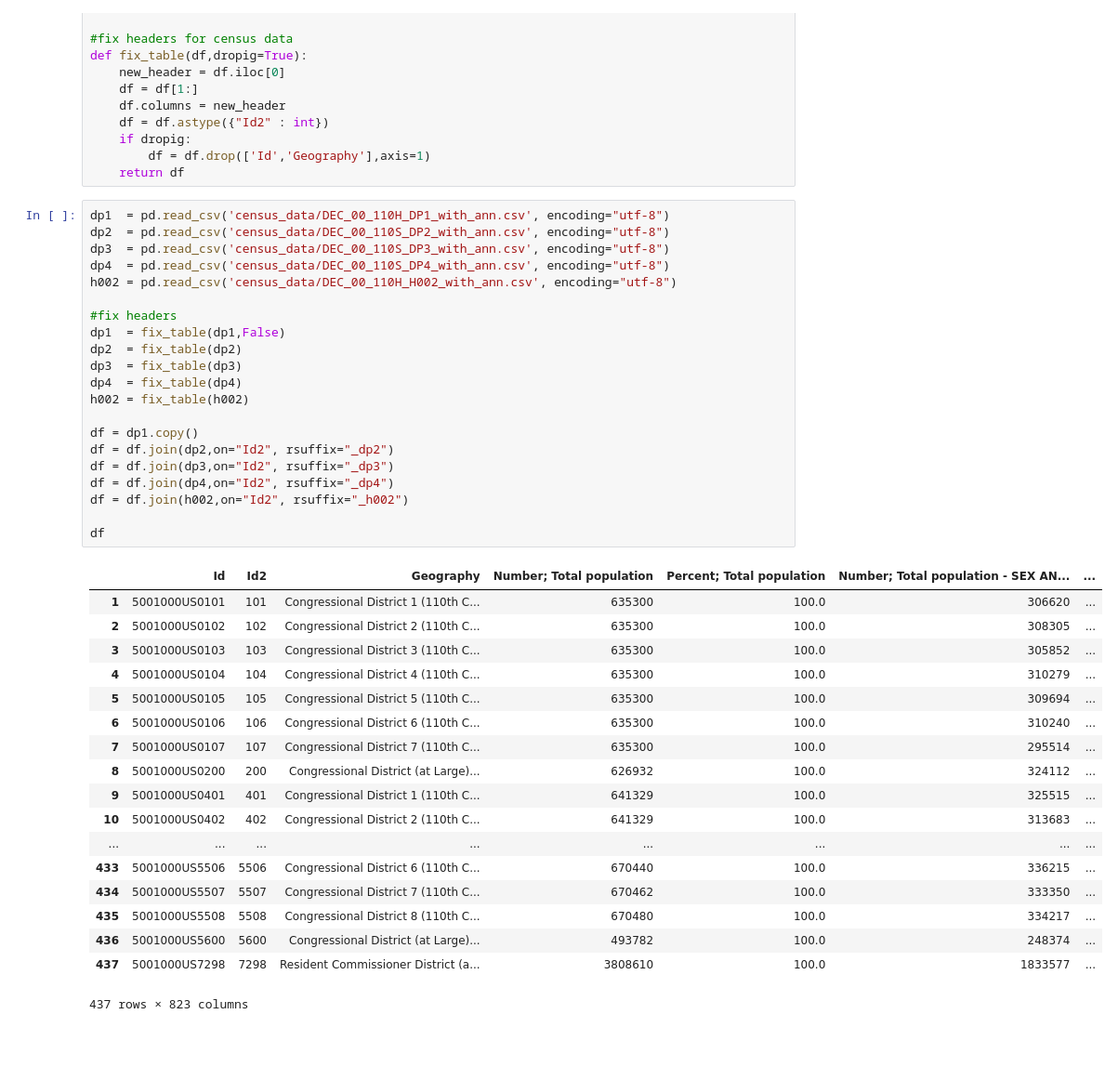
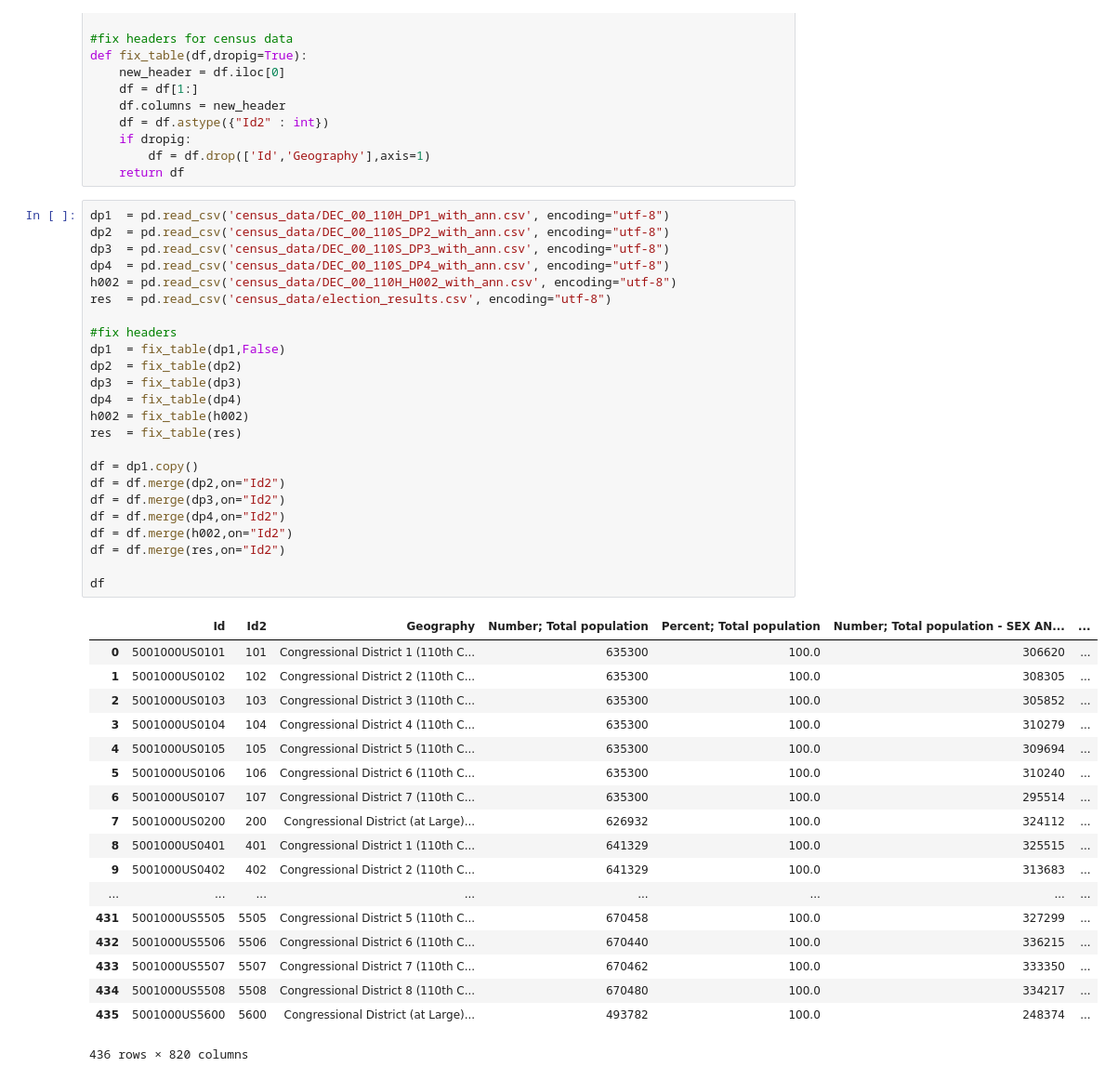
Before and after one commit to randallpl/Election_Predictor_CSC180, a Jupyter notebook: csc180fproj.ipynb, the cells around one changed output. Shown at 93% size. Drawn from its saved outputs; the diff is of its cells as text; blank space fills up the shorter version.

Commit message:
added data for the election results, fixed merging

```diff
--- a/csc180fproj.ipynb
+++ b/csc180fproj.ipynb
@@ -38,40 +38,43 @@ def fix_table(df,dropig=True):
 # %%
 dp1  = pd.read_csv('census_data/DEC_00_110H_DP1_with_ann.csv', encoding="utf-8")
 dp2  = pd.read_csv('census_data/DEC_00_110S_DP2_with_ann.csv', encoding="utf-8")
 dp3  = pd.read_csv('census_data/DEC_00_110S_DP3_with_ann.csv', encoding="utf-8")
 dp4  = pd.read_csv('census_data/DEC_00_110S_DP4_with_ann.csv', encoding="utf-8")
 h002 = pd.read_csv('census_data/DEC_00_110H_H002_with_ann.csv', encoding="utf-8")
+res  = pd.read_csv('census_data/election_results.csv', encoding="utf-8")
 
 #fix headers
 dp1  = fix_table(dp1,False)
 dp2  = fix_table(dp2)
 dp3  = fix_table(dp3)
 dp4  = fix_table(dp4)
 h002 = fix_table(h002)
+res  = fix_table(res)
 
 df = dp1.copy()
-df = df.join(dp2,on="Id2", rsuffix="_dp2")
-df = df.join(dp3,on="Id2", rsuffix="_dp3")
-df = df.join(dp4,on="Id2", rsuffix="_dp4")
-df = df.join(h002,on="Id2", rsuffix="_h002")
+df = df.merge(dp2,on="Id2")
+df = df.merge(dp3,on="Id2")
+df = df.merge(dp4,on="Id2")
+df = df.merge(h002,on="Id2")
+df = df.merge(res,on="Id2")
 
 df
 # %% [output]
 |  | Id | Id2 | Geography | Number; Total population | Percent; Total population | Number; Total population - SEX AN... | ... |
-| 1 | 5001000US0101 | 101 | Congressional District 1 (110th C... | 635300 | 100.0 | 306620 | ... |
-| 2 | 5001000US0102 | 102 | Congressional District 2 (110th C... | 635300 | 100.0 | 308305 | ... |
-| 3 | 5001000US0103 | 103 | Congressional District 3 (110th C... | 635300 | 100.0 | 305852 | ... |
-| 4 | 5001000US0104 | 104 | Congressional District 4 (110th C... | 635300 | 100.0 | 310279 | ... |
-| 5 | 5001000US0105 | 105 | Congressional District 5 (110th C... | 635300 | 100.0 | 309694 | ... |
-| 6 | 5001000US0106 | 106 | Congressional District 6 (110th C... | 635300 | 100.0 | 310240 | ... |
-| 7 | 5001000US0107 | 107 | Congressional District 7 (110th C... | 635300 | 100.0 | 295514 | ... |
-| 8 | 5001000US0200 | 200 | Congressional District (at Large)... | 626932 | 100.0 | 324112 | ... |
-| 9 | 5001000US0401 | 401 | Congressional District 1 (110th C... | 641329 | 100.0 | 325515 | ... |
-| 10 | 5001000US0402 | 402 | Congressional District 2 (110th C... | 641329 | 100.0 | 313683 | ... |
+| 0 | 5001000US0101 | 101 | Congressional District 1 (110th C... | 635300 | 100.0 | 306620 | ... |
+| 1 | 5001000US0102 | 102 | Congressional District 2 (110th C... | 635300 | 100.0 | 308305 | ... |
+| 2 | 5001000US0103 | 103 | Congressional District 3 (110th C... | 635300 | 100.0 | 305852 | ... |
+| 3 | 5001000US0104 | 104 | Congressional District 4 (110th C... | 635300 | 100.0 | 310279 | ... |
+| 4 | 5001000US0105 | 105 | Congressional District 5 (110th C... | 635300 | 100.0 | 309694 | ... |
+| 5 | 5001000US0106 | 106 | Congressional District 6 (110th C... | 635300 | 100.0 | 310240 | ... |
+| 6 | 5001000US0107 | 107 | Congressional District 7 (110th C... | 635300 | 100.0 | 295514 | ... |
+| 7 | 5001000US0200 | 200 | Congressional District (at Large)... | 626932 | 100.0 | 324112 | ... |
+| 8 | 5001000US0401 | 401 | Congressional District 1 (110th C... | 641329 | 100.0 | 325515 | ... |
+| 9 | 5001000US0402 | 402 | Congressional District 2 (110th C... | 641329 | 100.0 | 313683 | ... |
 | ... | ... | ... | ... | ... | ... | ... | ... |
-| 433 | 5001000US5506 | 5506 | Congressional District 6 (110th C... | 670440 | 100.0 | 336215 | ... |
-| 434 | 5001000US5507 | 5507 | Congressional District 7 (110th C... | 670462 | 100.0 | 333350 | ... |
-| 435 | 5001000US5508 | 5508 | Congressional District 8 (110th C... | 670480 | 100.0 | 334217 | ... |
-| 436 | 5001000US5600 | 5600 | Congressional District (at Large)... | 493782 | 100.0 | 248374 | ... |
-| 437 | 5001000US7298 | 7298 | Resident Commissioner District (a... | 3808610 | 100.0 | 1833577 | ... |
+| 431 | 5001000US5505 | 5505 | Congressional District 5 (110th C... | 670458 | 100.0 | 327299 | ... |
+| 432 | 5001000US5506 | 5506 | Congressional District 6 (110th C... | 670440 | 100.0 | 336215 | ... |
+| 433 | 5001000US5507 | 5507 | Congressional District 7 (110th C... | 670462 | 100.0 | 333350 | ... |
+| 434 | 5001000US5508 | 5508 | Congressional District 8 (110th C... | 670480 | 100.0 | 334217 | ... |
+| 435 | 5001000US5600 | 5600 | Congressional District (at Large)... | 493782 | 100.0 | 248374 | ... |
-437 rows × 823 columns
+436 rows × 820 columns
```
Also changed, not shown: 2 other files.
